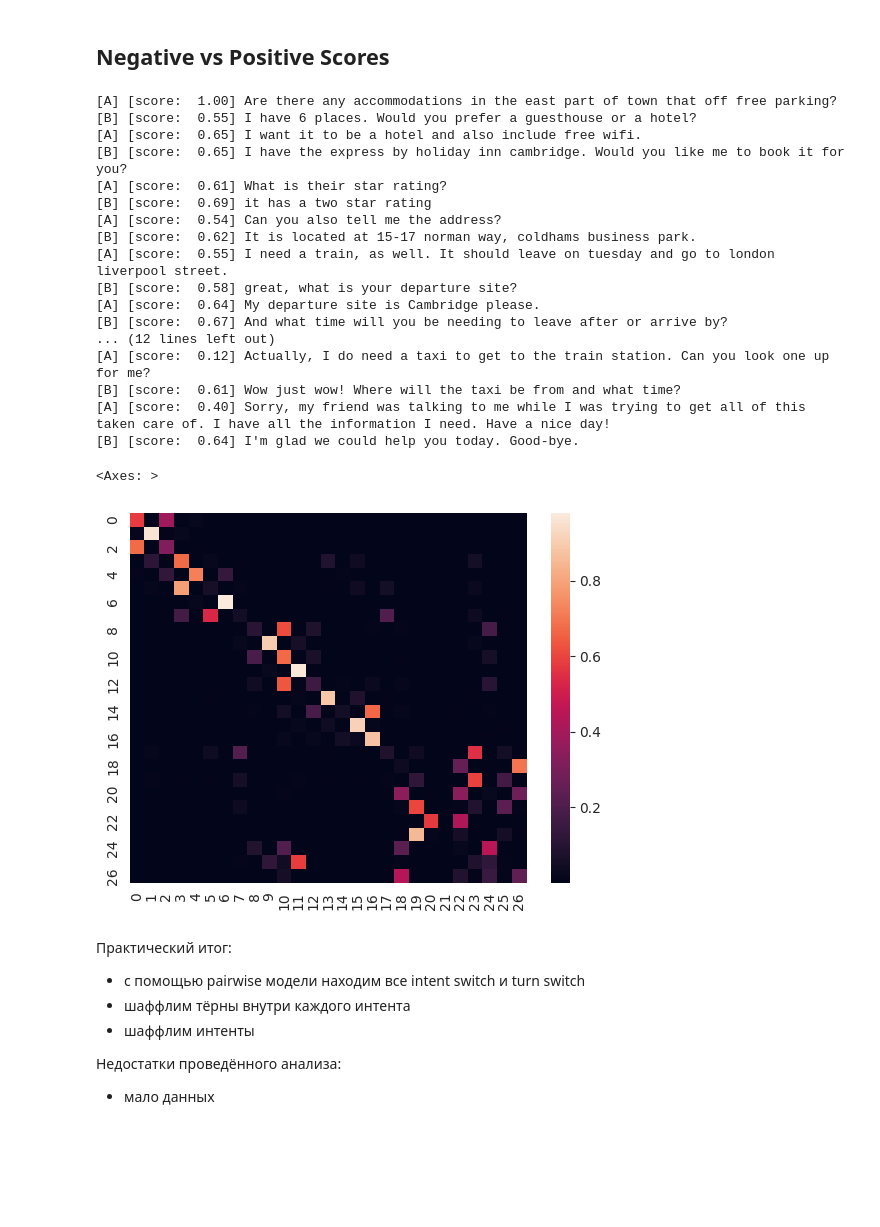
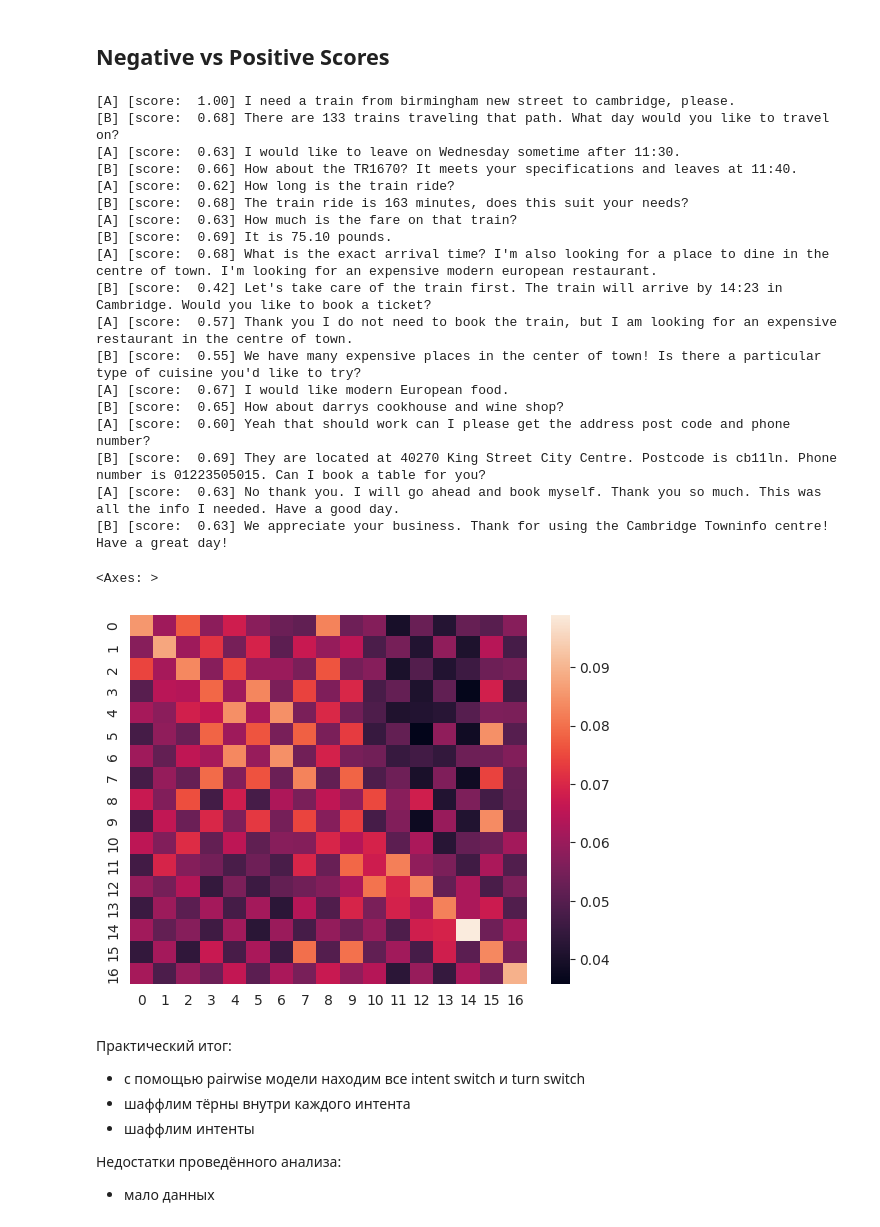
Before and after one commit to voorhs/dialogue-augmentation, a Jupyter notebook: nup/pairwise.ipynb, the cells around one changed output. Cells and saved outputs as stored; diff of their text form; code cells hidden in the pictures; blank space fills up the shorter version.

```diff
--- a/nup/pairwise.ipynb
+++ b/nup/pairwise.ipynb
@@ -12,7 +12,7 @@ encoder_name = 'aws-ai/dse-bert-large'
 
 _encoder = mySentenceTransformer(encoder_name)
 _target_encoder = TargetEncoder(_encoder)
-_context_encoder = ContextEncoderConcat(_encoder, context_size=context_size)
+_context_encoder = ContextEncoderConcat(_encoder, context_size=context_size, n_speakers=2, speaker_embedding_dim=0)
 _model = ChainCosine(
     target_encoder=_target_encoder,
     context_encoder=_context_encoder,
@@ -162,7 +162,7 @@ No artists with labels found to put in legend.  Note that artists whose label st
 # %%
 import json
 
-dataset = json.load(open('aug-data/original.json', 'r'))
+dataset = json.load(open('../aug-data/original.json', 'r'))
 # %%
 from collections import defaultdict
 from tqdm.autonotebook import tqdm
@@ -233,7 +233,7 @@ plt.show()
 # %%
 import json
 
-dataset = json.load(open('aug-data/original.json', 'r'))
+dataset = json.load(open('../aug-data/original.json', 'r'))
 
 def show_dia(i_dia):
     dia = dataset[i_dia]
@@ -699,44 +699,41 @@ from tqdm.autonotebook import tqdm
 import torch
 import torch.nn.functional as F
 
-t = 0.05
-exp_results = defaultdict(list)
+t = 1
 scores_list = []
 for i_dia, dia in enumerate(tqdm(dataset)):
     with torch.no_grad():
         batch = model.make_batch_from_dia(dia)
         logits = model.get_logits(batch, temperature=t)
-        scores = F.softmax(logits, dim=1)
-        scores_list.append(scores.cpu().numpy())
-        exp_results['i_dia'].append(i_dia)
-        exp_results['score'].append(scores.diag().log10().mean().cpu().item())
+        scores_list.append(F.softmax(logits, dim=1).cpu().numpy())
 # %%
 import seaborn as sns
 sns.set_style('whitegrid')
 
-i_dia=8
+i_dia=14
 show_positionwise_scores(i_dia)
 sns.heatmap(scores_list[i_dia], annot=False, fmt='.1f')
 # %% [output]
-[A] [score:  1.00] Are there any accommodations in the east part of town that off free parking?
-[B] [score:  0.55] I have 6 places. Would you prefer a guesthouse or a hotel?
-[A] [score:  0.65] I want it to be a hotel and also include free wifi.
-[B] [score:  0.65] I have the express by holiday inn cambridge. Would you like me to book it for you?
-[A] [score:  0.61] What is their star rating?
-[B] [score:  0.69] it has a two star rating
-[A] [score:  0.54] Can you also tell me the address?
-[B] [score:  0.62] It is located at 15-17 norman way, coldhams business park.
-[A] [score:  0.55] I need a train, as well. It should leave on tuesday and go to london liverpool street.
-[B] [score:  0.58] great, what is your departure site?
-[A] [score:  0.64] My departure site is Cambridge please.
-[B] [score:  0.67] And what time will you be needing to leave after or arrive by?
-... (12 lines left out)
-[A] [score:  0.12] Actually, I do need a taxi to get to the train station. Can you look one up for me?
-[B] [score:  0.61] Wow just wow! Where will the taxi be from and what time?
-[A] [score:  0.40] Sorry, my friend was talking to me while I was trying to get all of this taken care of. I have all the information I need. Have a nice day!
-[B] [score:  0.64] I'm glad we could help you today. Good-bye.
+[A] [score:  1.00] I need a train from birmingham new street to cambridge, please.
+[B] [score:  0.68] There are 133 trains traveling that path. What day would you like to travel on?
+[A] [score:  0.63] I would like to leave on Wednesday sometime after 11:30.
+[B] [score:  0.66] How about the TR1670? It meets your specifications and leaves at 11:40.
+[A] [score:  0.62] How long is the train ride?
+[B] [score:  0.68] The train ride is 163 minutes, does this suit your needs?
+[A] [score:  0.63] How much is the fare on that train?
+[B] [score:  0.69] It is 75.10 pounds.
+[A] [score:  0.68] What is the exact arrival time? I'm also looking for a place to dine in the centre of town. I'm looking for an expensive modern european restaurant.
+[B] [score:  0.42] Let's take care of the train first. The train will arrive by 14:23 in Cambridge. Would you like to book a ticket?
+[A] [score:  0.57] Thank you I do not need to book the train, but I am looking for an expensive restaurant in the centre of town.
+[B] [score:  0.55] We have many expensive places in the center of town! Is there a particular type of cuisine you'd like to try?
+[A] [score:  0.67] I would like modern European food.
+[B] [score:  0.65] How about darrys cookhouse and wine shop?
+[A] [score:  0.60] Yeah that should work can I please get the address post code and phone number?
+[B] [score:  0.69] They are located at 40270 King Street City Centre. Postcode is cb11ln. Phone number is 01223505015. Can I book a table for you?
+[A] [score:  0.63] No thank you. I will go ahead and book myself. Thank you so much. This was all the info I needed. Have a good day.
+[B] [score:  0.63] We appreciate your business. Thank for using the Cambridge Towninfo centre! Have a great day!
 <Axes: >
-[figure, old version]
+[figure, new version]
 # %% [markdown]
 Практический итог:
 - с помощью pairwise модели находим все intent switch и turn switch
```
Also changed, not shown: parts of 11 cells of this notebook.
